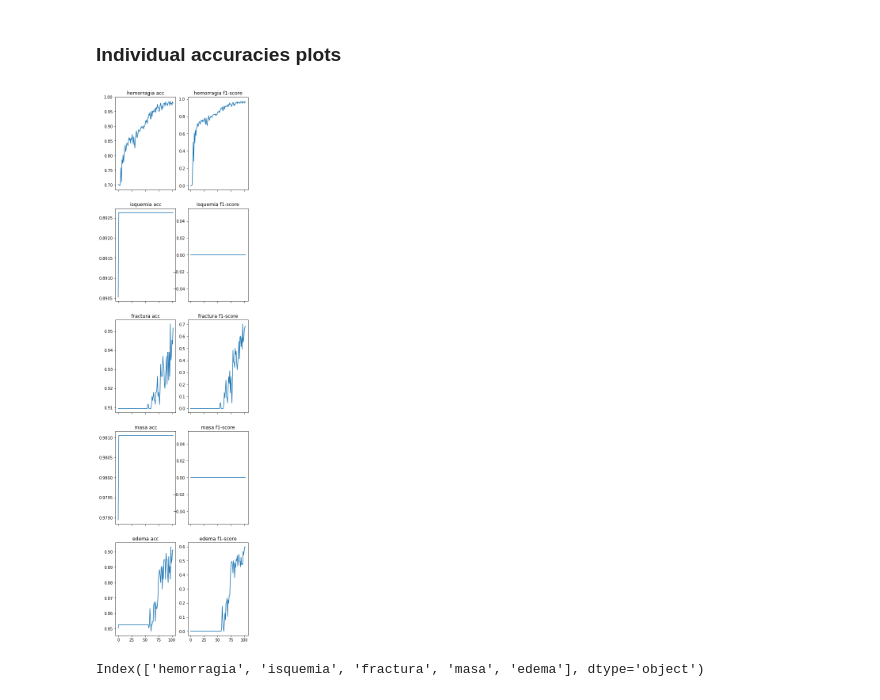
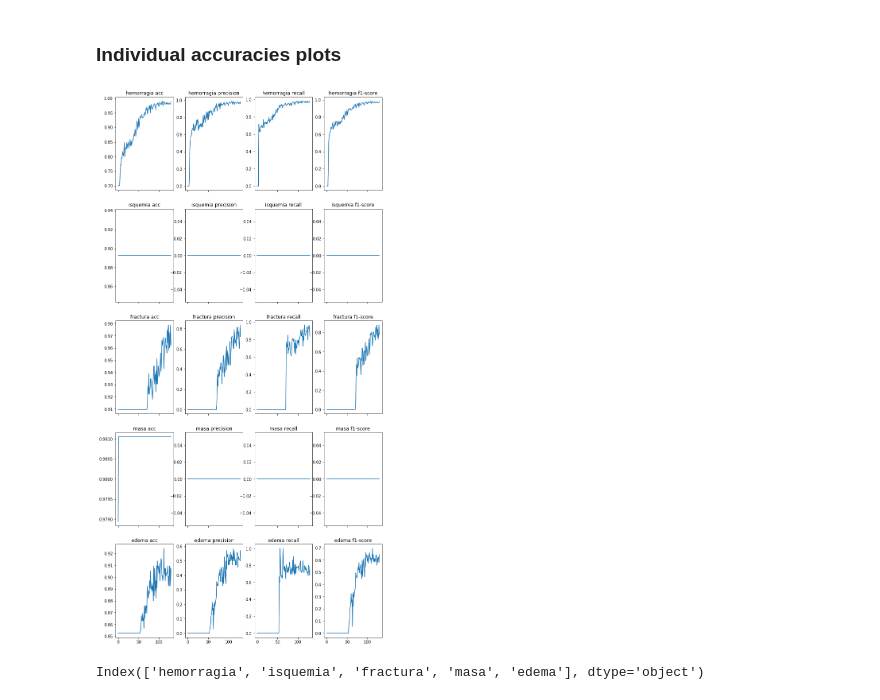
Before and after one commit to llealgt/postgrado_especializacion_investigacion_cientifica, a Jupyter notebook: proyecto/codigo/prototipos.ipynb, the cells around one changed output. Saved outputs shown, nothing was run; the diff lists cells and outputs as text; code cells hidden in the pictures.

Commit message:
buenos resultados para fractura en recall luego de 130 epochs

```diff
--- a/proyecto/codigo/prototipos.ipynb
+++ b/proyecto/codigo/prototipos.ipynb
@@ -529,8 +529,11 @@ total_f1_accuracies = []
 total_losses = []
 individual_accuracies = []
 individual_f1_accuracies = []
+# %%
+individual_precisions = []
+individual_recalls = []
 # %%
-EPOCHS = 50
+EPOCHS = 100
 # %%
 def calc_accuracy(y_pred,y_real):
     "for calculating the accurracy of multiple columns"
@@ -559,6 +562,20 @@ def calc_f1_score(y_pred,y_real):
         accuracies.append(colum_acc)
 
     return accuracies, np.mean(np.array(accuracies))
+
+def calc_score(y_pred,y_real,score_func):
+    "for calculating the f1 acc score of multiple columns"
+    assert y_pred.shape[1] == y_real.shape[1]
+
+    num_columns = y_pred.shape[1]
+
+    accuracies = []
+    for i in range(num_columns):
+
+        colum_acc = score_func(y_pred[:,i],y_real[:,i])
+        accuracies.append(colum_acc)
+
+    return accuracies, np.mean(np.array(accuracies))
 # %%
 
 
@@ -663,18 +680,25 @@ for epoch in range(EPOCHS):
     #epoch_real_values = np.array(epoch_real_values)
     #correct_predictions = epoch_predictions == epoch_real_values
     #accuracy = np.average(correct_predictions)
-    accuracies,average_accuracy = calc_accuracy(np.array(epoch_predictions),np.array(epoch_real_values))
-    f1_accs,average_f1_acc = calc_f1_score(np.array(epoch_predictions),np.array(epoch_real_values))
+    accuracies,average_accuracy = calc_score(np.array(epoch_predictions),np.array(epoch_real_values),accuracy_score)
+    precision_accs,average_prec_acc = calc_score(np.array(epoch_predictions),np.array(epoch_real_values),precision_score)
+    recall_accs,average_recall_acc = calc_score(np.array(epoch_predictions),np.array(epoch_real_values),recall_score)
+    f1_accs,average_f1_acc = calc_score(np.array(epoch_predictions),np.array(epoch_real_values),f1_score)
+
 
     epoch_avg_loss = np.average(epoch_losses)
     total_losses.append(epoch_avg_loss)
 
     total_accuracies.append(average_accuracy)
     individual_accuracies.append(accuracies)
+    individual_precisions.append(precision_accs)
+    individual_recalls.append(recall_accs)
     total_f1_accuracies.append(average_f1_acc)
     individual_f1_accuracies.append(f1_accs)
     print("Epoch {}: individual accs:[{}] avg accuracy {} loss:{}".format(epoch,accuracies,average_accuracy,epoch_avg_loss))
 
 individual_accuracies_tensor = np.asarray(individual_accuracies)
+individual_precisions_tensor = np.asarray(individual_precisions)
+individual_recalls_tensor = np.asarray(individual_recalls)
 individual_f1_accuracies_tensor = np.asarray(individual_f1_accuracies)
 # %% [output]
@@ -717,18 +741,24 @@ plt.show()
 ### Individual accuracies plots
 # %%
 number_of_plots = individual_accuracies_tensor.shape[1]
-f,plots = plt.subplots(number_of_plots,2,sharex=True,figsize= (6,25))
+f,plots = plt.subplots(number_of_plots,4,sharex=True,figsize= (12,25))
 
 for i in range(number_of_plots):
     plots[i,0].plot(individual_accuracies_tensor[:,i])
     plots[i,0].set_title(nombres_diagnosticos[i]+ " acc")
 
-    plots[i,1].plot(individual_f1_accuracies_tensor[:,i])
-    plots[i,1].set_title(nombres_diagnosticos[i]+" f1-score")
+    plots[i,1].plot(individual_precisions_tensor[:,i])
+    plots[i,1].set_title(nombres_diagnosticos[i]+" precision")
+
+    plots[i,2].plot(individual_recalls_tensor[:,i])
+    plots[i,2].set_title(nombres_diagnosticos[i]+" recall")
+
+    plots[i,3].plot(individual_f1_accuracies_tensor[:,i])
+    plots[i,3].set_title(nombres_diagnosticos[i]+" f1-score")
 
 plt.show()
 # %% [output]
-[figure, old version]
+[figure, new version]
 # %%
 nombres_diagnosticos = diagnosticos.columns[1:-1]
 print(nombres_diagnosticos)
```
Also changed, not shown: parts of 5 cells of this notebook.
